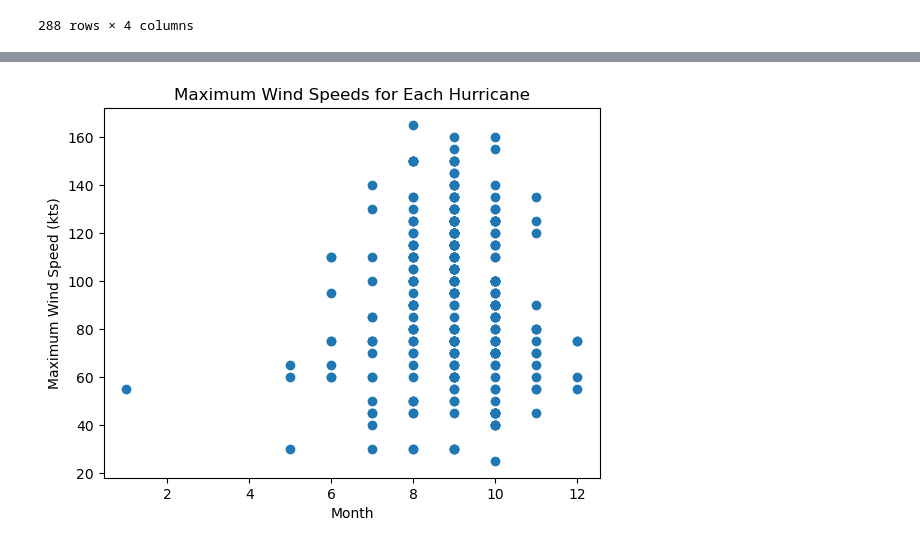
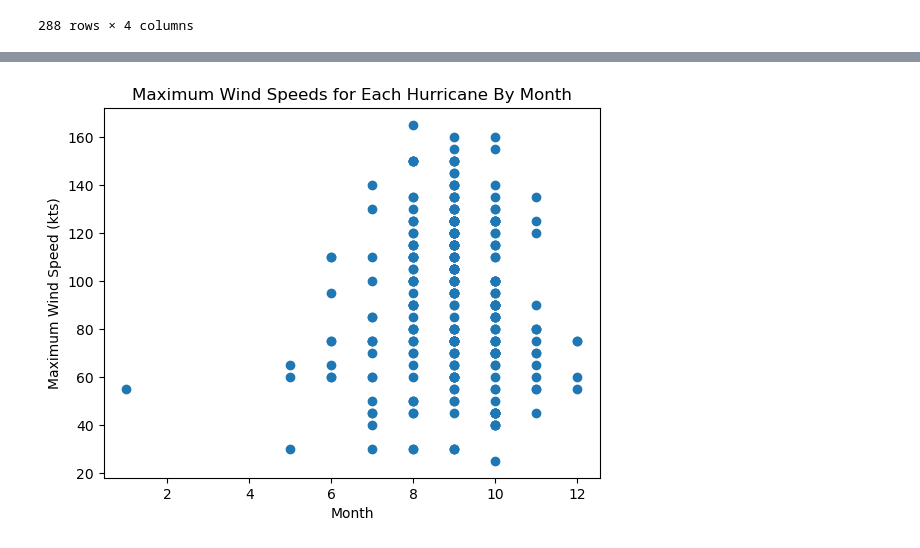
Before and after one commit to DanielBrechner/hurrdat_co2, a Jupyter notebook: atlantic_hurricanes.ipynb, the cells around one changed output, grey strips where cells are left out. Cells and saved outputs as stored; diff of their text form; code cells hidden in the pictures.

```diff
--- a/atlantic_hurricanes.ipynb
+++ b/atlantic_hurricanes.ipynb
@@ -180,8 +183,8 @@ plt.show()
 # %%
 plt.plot(max_wind_speeds['Month'], max_wind_speeds['Maximum Wind'], 'o')
 plt.xlabel('Month')
 plt.ylabel('Maximum Wind Speed (kts)')
-plt.title('Maximum Wind Speeds for Each Hurricane')
+plt.title('Maximum Wind Speeds for Each Hurricane By Month')
 plt.show()
 # %% [output]
-[figure, old version]
+[figure, new version]
```
Also changed, not shown: parts of 7 cells of this notebook.
